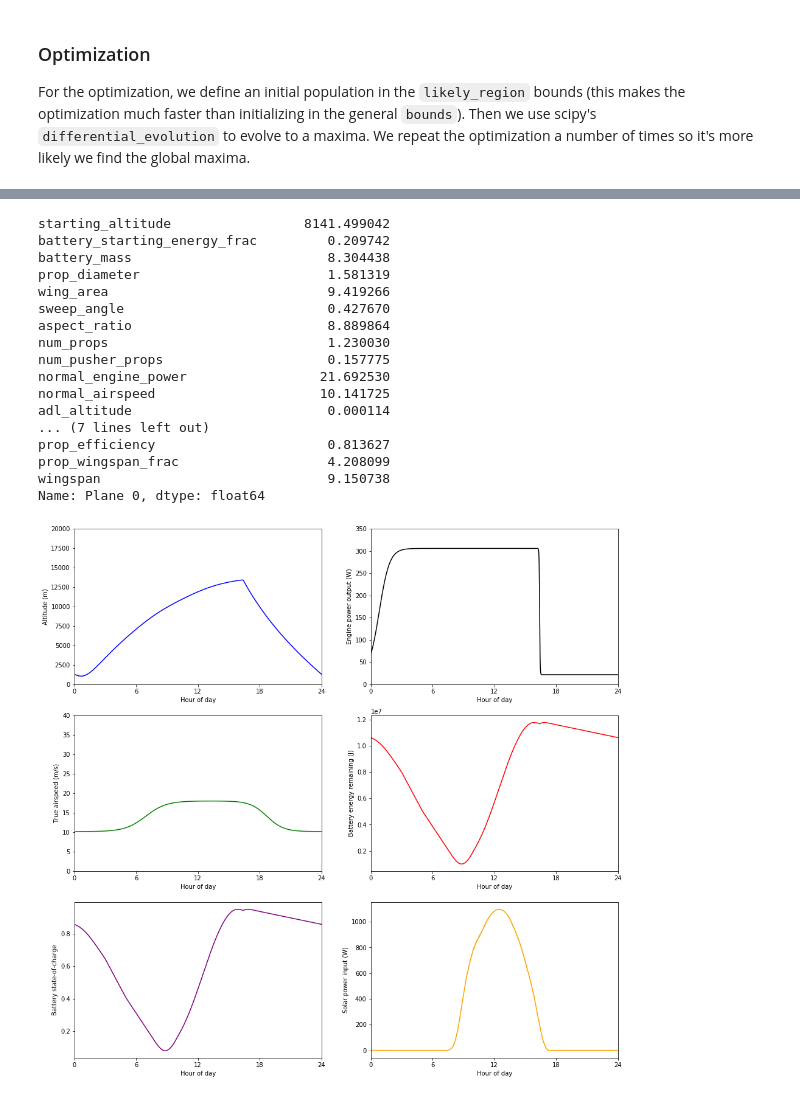
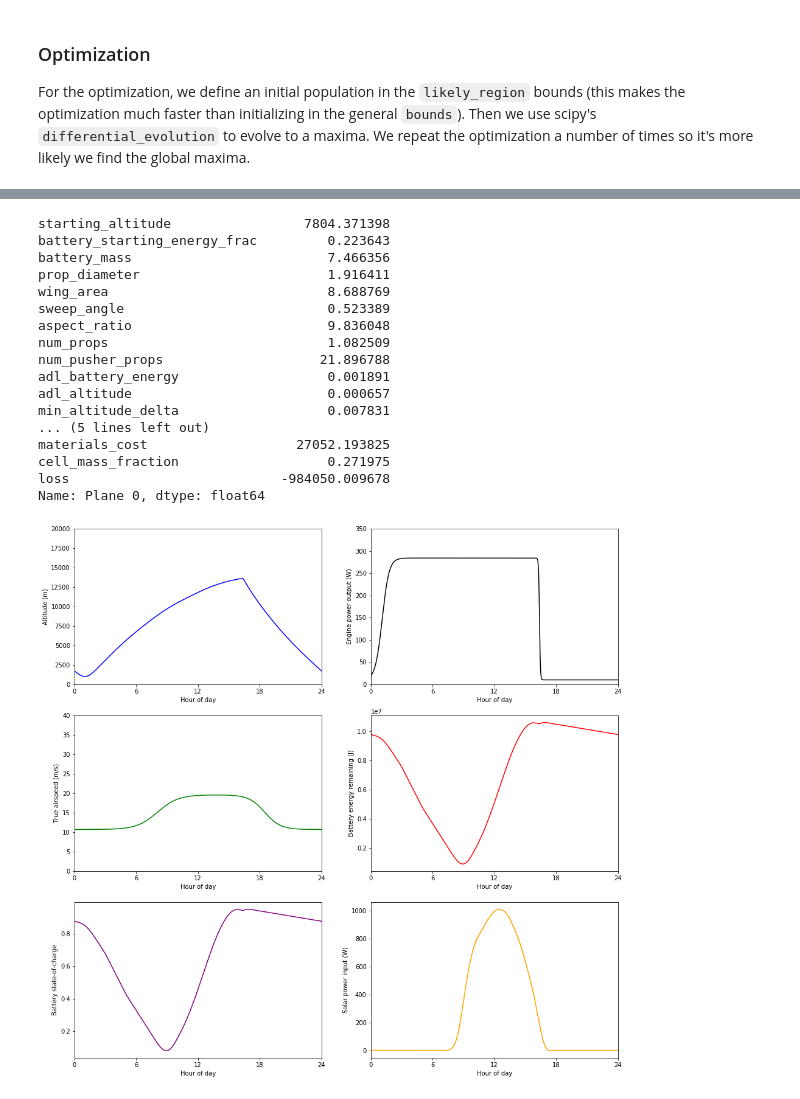
Before and after one commit to gusgordon/atmospheric_satellite, a Jupyter notebook: atmosat.ipynb, the cells around one changed output, grey strips where cells are left out. Cells and saved outputs as stored; diff of their text form; code cells hidden in the pictures.

Commit message:
Run optimization & fix wingspan calc

```diff
--- a/atmosat.ipynb
+++ b/atmosat.ipynb
@@ -481,11 +478,13 @@ def compute_flight(starting_altitude, battery_starting_energy_frac, battery_mass
         t_hour = (24 * i / nt + 7) % 24 # 7 AM launch time
         t = t_hour * 3600
 
-        engine_power_t = e1 + e2 * (sigmoid(e3 / 3600 * (t - e4 * 3600)) -
-                                    sigmoid(e5 / 3600 * (t - (e4 + e6) * 3600)))
+        engine_power_t = e1 + e2 * (
+            sigmoid(e3 * (t_hour - e4)) - sigmoid(e5 * (t_hour - (e4 + e6)))
+        )
         engine_power_t = max(engine_power_t, 0.0)
-        true_airspeed = a1 + a2 * (sigmoid(a3 / 3600 * (t - a4 * 3600)) -
-                                   sigmoid(a5 / 3600 * (t - (a4 + a6) * 3600)))
+        true_airspeed = a1 + a2 * (
+            sigmoid(a3 * (t_hour - a4)) - sigmoid(a5 * (t_hour - (a4 + a6)))
+        )
         true_airspeed = max(true_airspeed, 1.0)
 
         ### Determine change in altitude over dt
@@ -497,11 +496,11 @@ def compute_flight(starting_altitude, battery_starting_energy_frac, battery_mass
         lift_t = mass * g_a
 
         # Get drag force at starting altitude
-        drag_t, min_wing_dimension, wingspan = compute_drag(rho=rho, v=true_airspeed, c=c, L=lift_t,
-                                                            dynamic_viscosity=u, T=T, p=P,
-                                                            wing_area=wing_area,
-                                                            sweep_angle=sweep_angle, aspect_ratio=aspect_ratio,
-                                                            prop_turb_length=prop_turb_length)
+        drag_t, wingspan = compute_drag(rho=rho, v=true_airspeed, c=c, L=lift_t,
+                                        dynamic_viscosity=u, T=T, p=P,
+                                        wing_area=wing_area,
+                                        sweep_angle=sweep_angle, aspect_ratio=aspect_ratio,
+                                        prop_turb_length=prop_turb_length)
 
         if drag_t > 1e40:
             battery_energy  = -1e10
@@ -571,10 +570,9 @@ def compute_flight(starting_altitude, battery_starting_energy_frac, battery_mass
             battery_energy += energy_delta_dt * (1 / battery_eff)
 
         # Compute the change in altitude of the airplane in the current time step
-        # Vup / Vforward = (thrust - drag) / lift at steady flight
         # https://en.wikipedia.org/wiki/Lift-to-drag_ratio
-        # or, more clearly, get the climb angle from the free body diagram of a climbing plane
-        # drag * cos(theta) + lift * sin(theta) = thrust * cos(theta), then get vertical speed
+        # Get the climb angle from the free body diagram of a climbing plane
+        # drag * cos(theta) + lift * sin(theta) = thrust * cos(theta), solve for theta, then get vertical speed
         angle_of_climb = np.arctan((prop_thrust_t - drag_t) / lift_t)
         vertical_airspeed = true_airspeed * np.sin(angle_of_climb) # Vertical true airspeed
         altitude_delta = vertical_airspeed * dt
@@ -629,7 +627,7 @@ def compute_flight(starting_altitude, battery_starting_energy_frac, battery_mass
         'wingspan': wingspan,
         'prop_efficiency': prop_efficiency,
         'materials_cost': materials_cost,
-        'cell_mass_fraction': battery_cell_mass / mass,
+        'cell_mass_fraction': battery_cell_mass * num_battery_cells / mass,
         'loss': loss
     }
 
@@ -663,16 +661,18 @@ opt_vars = ['starting_altitude', 'battery_starting_energy_frac', 'battery_mass',
             'e1', 'e2', 'e3', 'e4', 'e5', 'e6', 'a1', 'a2', 'a3', 'a4', 'a5', 'a6']
 opt_bounds = [bounds[b] for b in opt_vars]
 
-popsize = 200
+popsize = 50
 
 planes = pd.DataFrame(columns=opt_vars)
 
 while len(planes) < 10:
     new_population = np.array([np.random.uniform(likely_region[v][0],
                                                  likely_region[v][1], popsize) for v in opt_vars]).T
-    o = optimize.differential_evolution(compute_flight_opt, strategy='randtobest1bin', maxiter=10000,
+
+    o = optimize.differential_evolution(compute_flight_opt, strategy='randtobest1bin', maxiter=5000,
                                         tol=0.0000001, bounds=opt_bounds, polish=True, init=new_population,
                                         updating='deferred', workers=2)
+
     params = dict(zip(opt_vars, o.x))
 
     params.update(compute_flight(*o.x)[0])
@@ -722,54 +722,54 @@ result, detail = compute_flight(**planes.iloc[plane_no].loc[opt_vars])
 detail_df = pd.DataFrame.from_dict(dict(detail)).set_index('time').sort_index()
 
 # Summary stats
-skip_vars = ['a2', 'a3', 'a4', 'a5', 'a6', 'e2', 'e3', 'e4', 'e5', 'e6']
-renames = {
-    'e1': 'normal_engine_power',
-    'a1': 'normal_airspeed'
-}
-display(planes.iloc[plane_no].rename(renames).rename('Plane {}'.format(plane_no)).drop(skip_vars))
+skip_vars = ['a1', 'a2', 'a3', 'a4', 'a5', 'a6', 'e1', 'e2', 'e3', 'e4', 'e5', 'e6']
+
+display(pd.concat([
+    pd.Series(dict(planes.iloc[plane_no].loc[opt_vars])),
+    pd.Series(dict(result))
+]).rename('Plane {}'.format(plane_no)).drop(skip_vars))
 
 # Plots of day
 f, axarr = plt.subplots(3, 2, figsize=(16,16))
 y_labels = {
         'altitude': 'Altitude (m)',
         'engine_power': 'Engine power output (W)',
         'airspeed': 'True airspeed (m/s)',
         'battery_energy': 'Battery energy remaining (J)',
         'battery_SOC': 'Battery state-of-charge',
         'solar_power': 'Solar power input (W)',
 }
 colors = ['blue', 'black', 'green', 'red', 'purple', 'orange']
 for i, col in enumerate(detail_df):
     ax = axarr.flatten()[i]
     detail_df[col].plot(ax=ax, color=colors[i])
     ax.set_ylabel(y_labels[col])
     ax.set_xlabel('Hour of day')
     ax.set_xlim(0, 24)
     ax.get_yaxis().get_major_formatter().set_useOffset(False)
     ax.set_xticks([0, 6, 12, 18, 24])
     if col == 'altitude':
         ax.set_ylim(0, 20000)
     elif col == 'engine_power':
         ax.set_ylim(0, 350)
     elif col == 'airspeed':
         ax.set_ylim(0, 40)
 # %% [output]
-starting_altitude                 8141.499042
-battery_starting_energy_frac         0.209742
-battery_mass                         8.304438
-prop_diameter                        1.581319
-wing_area                            9.419266
-sweep_angle                          0.427670
-aspect_ratio                         8.889864
-num_props                            1.230030
-num_pusher_props                     0.157775
-normal_engine_power                 21.692530
-normal_airspeed                     10.141725
-adl_altitude                         0.000114
-... (7 lines left out)
-prop_efficiency                      0.813627
-prop_wingspan_frac                   4.208099
-wingspan                             9.150738
+starting_altitude                 7804.371398
+battery_starting_energy_frac         0.223643
+battery_mass                         7.466356
+prop_diameter                        1.916411
+wing_area                            8.688769
+sweep_angle                          0.523389
+aspect_ratio                         9.836048
+num_props                            1.082509
+num_pusher_props                    21.896788
+adl_battery_energy                   0.001891
+adl_altitude                         0.000657
+min_altitude_delta                   0.007831
+... (5 lines left out)
+materials_cost                   27052.193825
+cell_mass_fraction                   0.271975
+loss                           -984050.009678
 Name: Plane 0, dtype: float64
-[figure, old version]
+[figure, new version]
```
Also changed, not shown: parts of 11 cells of this notebook, 1 other file.
